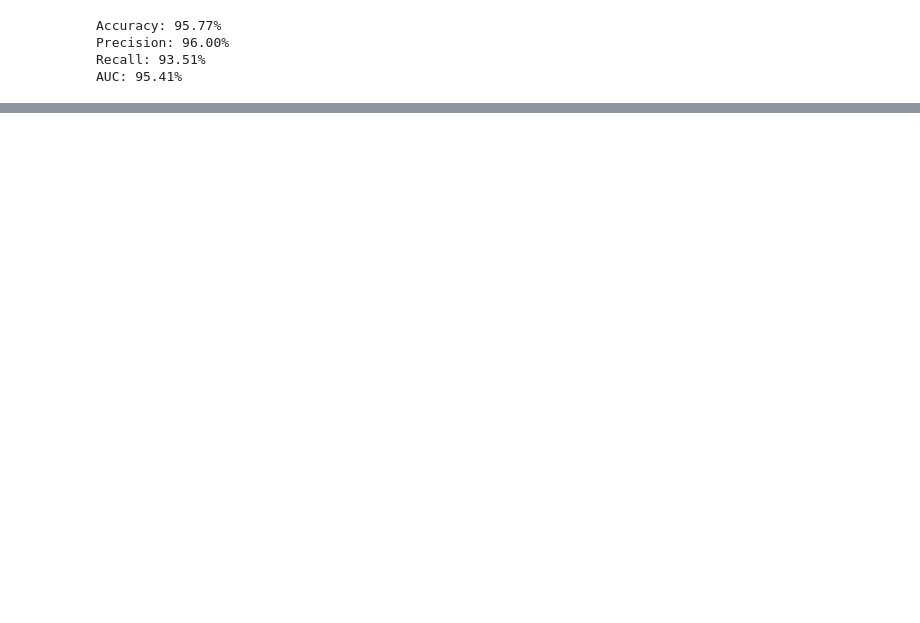
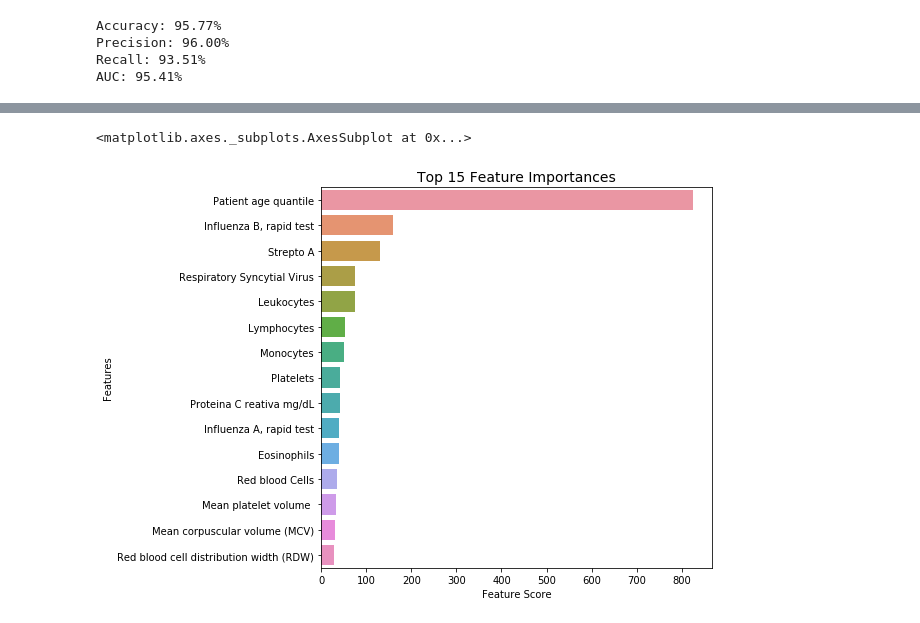
Before and after one commit to isabelatelles/covid19, a Jupyter notebook: Binary Classifier of COVID-19.ipynb, the cells around one changed output, grey strips where cells are left out. Drawn from its saved outputs; the diff is of its cells as text; code cells hidden in the pictures; blank space fills up the shorter version.

```diff
--- a/Analysis.ipynb
+++ b/Binary Classifier of COVID-19.ipynb
@@ -387,0 +399,12 @@ plt.show()
+# %%
+feature_importances = model_xgb.get_booster().get_fscore()
+feature_importances_df = pd.DataFrame({'Feature Score': list(feature_importances.values()), 'Features': list(feature_importances.keys())})
+feature_importances_df.sort_values(by='Feature Score', ascending=False, inplace=True)
+feature_importances_df = feature_importances_df.head(15)
+# %%
+f, ax = plt.subplots(figsize=(7, 7))
+plt.title('Top 15 Feature Importances', fontsize=14)
+sns.barplot(x=feature_importances_df['Feature Score'], y=feature_importances_df['Features'])
+# %% [output]
+<matplotlib.axes._subplots.AxesSubplot at 0x...>
+[figure, added]
```
Also changed, not shown: parts of 16 cells of this notebook.
